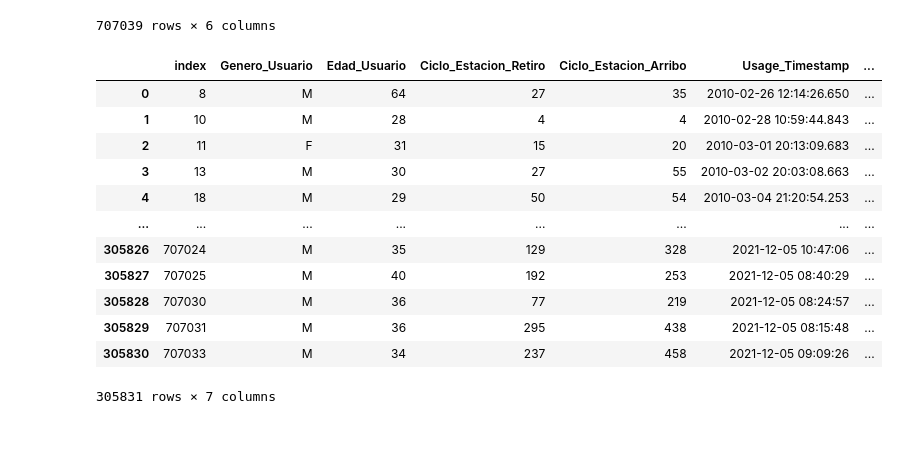
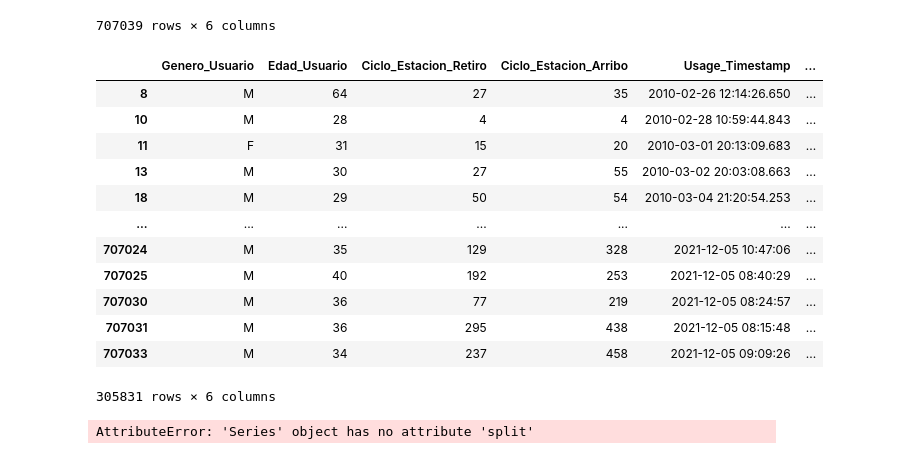
Before and after one commit to mgeffroy/P2-Ecobici_insights_and_recommendations, a Jupyter notebook: Resources/Dtabase insertion modifications.ipynb, the cells around one changed output. Saved outputs shown, nothing was run; the diff lists cells and outputs as text; code cells hidden in the pictures.

```diff
--- a/Resources/Dtabase insertion modifications.ipynb
+++ b/Resources/Dtabase insertion modifications.ipynb
@@ -81,20 +81,19 @@ estaciones_data
 | 707038 | M | 30 | 174 | 113 | 2021-12-05 09:05:47 | ... |
 707039 rows × 6 columns
 # %%
-test=estaciones_data.loc[estaciones_data.Ciclo_Estacion_Retiro<=500&estaciones_data.Ciclo_Estacion_Arribo]
-test=test.reset_index()
-test
+good_df=estaciones_data.loc[estaciones_data.Ciclo_Estacion_Retiro<=500&estaciones_data.Ciclo_Estacion_Arribo]
+good_df
 # %% [output]
-|  | index | Genero_Usuario | Edad_Usuario | Ciclo_Estacion_Retiro | Ciclo_Estacion_Arribo | Usage_Timestamp | ... |
-| 0 | 8 | M | 64 | 27 | 35 | 2010-02-26 12:14:26.650 | ... |
-| 1 | 10 | M | 28 | 4 | 4 | 2010-02-28 10:59:44.843 | ... |
-| 2 | 11 | F | 31 | 15 | 20 | 2010-03-01 20:13:09.683 | ... |
-| 3 | 13 | M | 30 | 27 | 55 | 2010-03-02 20:03:08.663 | ... |
-| 4 | 18 | M | 29 | 50 | 54 | 2010-03-04 21:20:54.253 | ... |
-| ... | ... | ... | ... | ... | ... | ... | ... |
-| 305826 | 707024 | M | 35 | 129 | 328 | 2021-12-05 10:47:06 | ... |
-| 305827 | 707025 | M | 40 | 192 | 253 | 2021-12-05 08:40:29 | ... |
-| 305828 | 707030 | M | 36 | 77 | 219 | 2021-12-05 08:24:57 | ... |
-| 305829 | 707031 | M | 36 | 295 | 438 | 2021-12-05 08:15:48 | ... |
-| 305830 | 707033 | M | 34 | 237 | 458 | 2021-12-05 09:09:26 | ... |
+|  | Genero_Usuario | Edad_Usuario | Ciclo_Estacion_Retiro | Ciclo_Estacion_Arribo | Usage_Timestamp | ... |
+| 8 | M | 64 | 27 | 35 | 2010-02-26 12:14:26.650 | ... |
+| 10 | M | 28 | 4 | 4 | 2010-02-28 10:59:44.843 | ... |
+| 11 | F | 31 | 15 | 20 | 2010-03-01 20:13:09.683 | ... |
+| 13 | M | 30 | 27 | 55 | 2010-03-02 20:03:08.663 | ... |
+| 18 | M | 29 | 50 | 54 | 2010-03-04 21:20:54.253 | ... |
+| ... | ... | ... | ... | ... | ... | ... |
+| 707024 | M | 35 | 129 | 328 | 2021-12-05 10:47:06 | ... |
+| 707025 | M | 40 | 192 | 253 | 2021-12-05 08:40:29 | ... |
+| 707030 | M | 36 | 77 | 219 | 2021-12-05 08:24:57 | ... |
+| 707031 | M | 36 | 295 | 438 | 2021-12-05 08:15:48 | ... |
+| 707033 | M | 34 | 237 | 458 | 2021-12-05 09:09:26 | ... |
-305831 rows × 7 columns
+305831 rows × 6 columns
@@ -101 +103,5 @@ test
+# %%
+good_df.apply(splitdateime)
+# %% [output]
+AttributeError: 'Series' object has no attribute 'split'
 # %%
```
Also changed, not shown: parts of 2 cells of this notebook, 1 other file.
